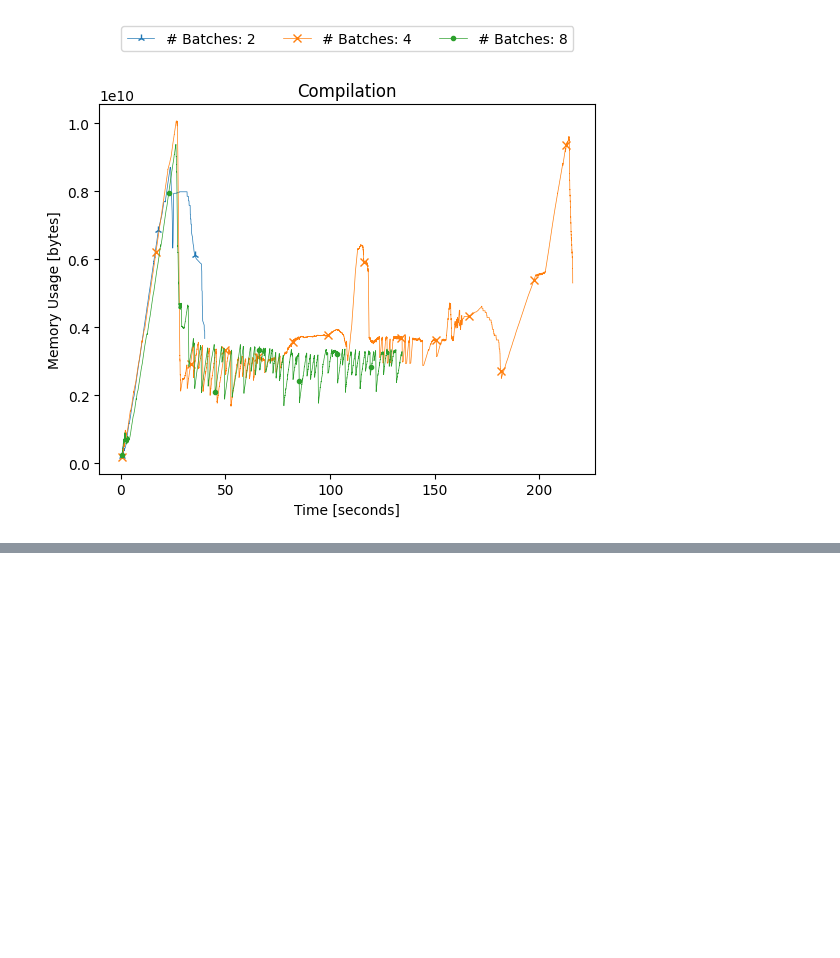
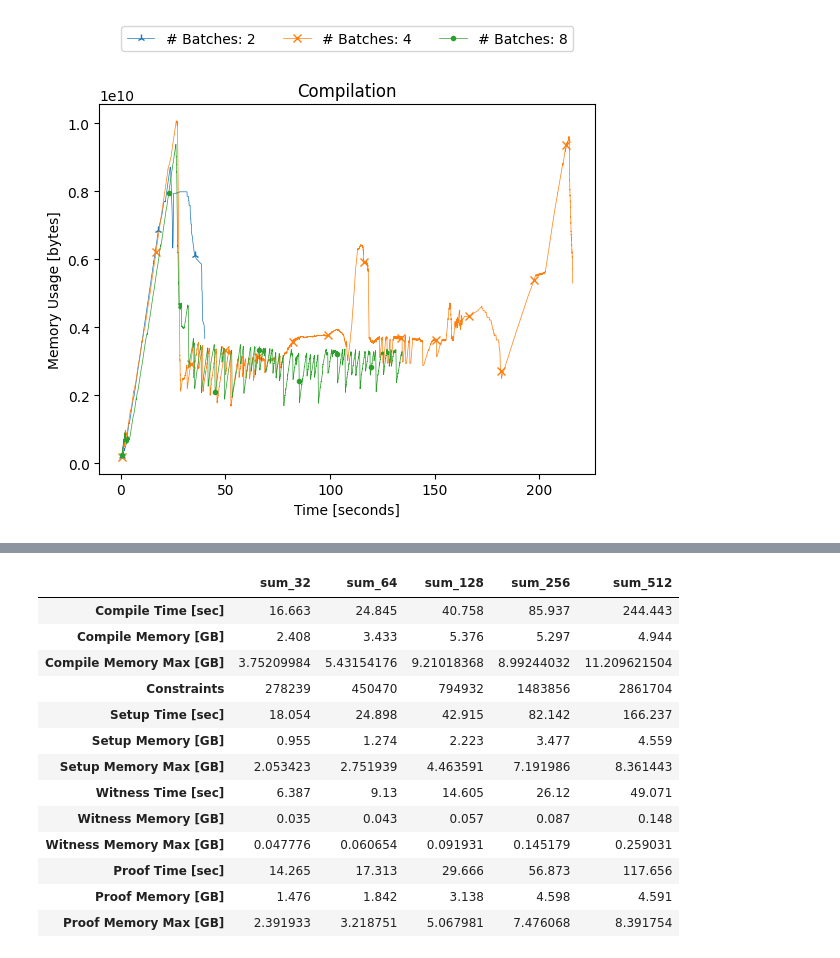
Before and after one commit to amrap030/c2d-marketplace, a Jupyter notebook: benchmarks/benchmarks.ipynb, the cells around one changed output, grey strips where cells are left out. Cells and saved outputs as stored; diff of their text form; code cells hidden in the pictures; blank space fills up the shorter version.

```diff
--- a/benchmarks/benchmarks.ipynb
+++ b/benchmarks/benchmarks.ipynb
@@ -904,0 +969,95 @@ Proof Memory [GB]        2.053         3.686
+# %%
+import os
+import pandas as pd
+import numpy as np
+import re
+
+path = "sum/iterative/{}/measurements/compilation.json"
+batch_sizes = [32, 64, 128, 256, 512]
+batch_numbers = [1, 2, 4, 8, 16]
+
+rows = []
+for index, batch_size in enumerate(batch_sizes):
+    row = []
+    with open(path.format(batch_numbers[index])) as f:
+        data = json.load(f)
+        execution_time = data[0]["process"]["execution_time"]
+        memory_avg = round(np.average(data[0]["time_series"]["memory_bytes"])*10**(-9),3)
+        memory_max = data[0]["memory"]["max"]/1000000000
+        constraints = re.findall(r'\d+', data[0]["process"]["stdout_data"])[0]
+        row.append(execution_time)
+        row.append(memory_avg)
+        row.append(memory_max)
+        row.append(constraints)
+    rows.append(row)
+
+dfObj1 = pd.DataFrame(np.transpose(rows), columns = ['sum_32' , 'sum_64', 'sum_128' , 'sum_256', 'sum_512'], index=['Compile Time [sec]', 'Compile Memory [GB]', 'Compile Memory Max [GB]', 'Constraints'])
+
+path = "sum/iterative/{}/measurements/setup.json"
+
+rows = []
+for index, batch_size in enumerate(batch_sizes):
+    row = []
+    with open(path.format(batch_numbers[index])) as f:
+        data = json.load(f)
+        execution_time = data[0]["process"]["execution_time"]
+        memory_avg = round(np.average(data[0]["time_series"]["memory_bytes"])*10**(-9),3)
+        memory_max = data[0]["memory"]["max"]/1000000000
+        row.append(execution_time)
+        row.append(memory_avg)
+        row.append(memory_max)
+    rows.append(row)
+
+dfObj2 = pd.DataFrame(np.transpose(rows), columns = ['sum_32' , 'sum_64', 'sum_128' , 'sum_256', 'sum_512'], index=['Setup Time [sec]', 'Setup Memory [GB]', 'Setup Memory Max [GB]'])
+
+path = "sum/iterative/{}/measurements/witness.json"
+
+rows = []
+for index, batch_size in enumerate(batch_sizes):
+    row = []
+    with open(path.format(batch_numbers[index])) as f:
+        data = json.load(f)
+        execution_time = data[0]["process"]["execution_time"]
+        memory_avg = round(np.average(data[0]["time_series"]["memory_bytes"])*10**(-9),3)
+        memory_max = data[0]["memory"]["max"]/1000000000
+        row.append(execution_time)
+        row.append(memory_avg)
+        row.append(memory_max)
+    rows.append(row)
+
+dfObj3 = pd.DataFrame(np.transpose(rows), columns = ['sum_32' , 'sum_64', 'sum_128' , 'sum_256', 'sum_512'], index=['Witness Time [sec]', 'Witness Memory [GB]', 'Witness Memory Max [GB]'])
+
+path = "sum/iterative/{}/measurements/proof.json"
+
+rows = []
+for index, batch_size in enumerate(batch_sizes):
+    row = []
+    with open(path.format(batch_numbers[index])) as f:
+        data = json.load(f)
+        execution_time = data[0]["process"]["execution_time"]
+        memory_avg = round(np.average(data[0]["time_series"]["memory_bytes"])*10**(-9),3)
+        memory_max = data[0]["memory"]["max"]/1000000000
+        row.append(execution_time)
+        row.append(memory_avg)
+        row.append(memory_max)
+    rows.append(row)
+
+dfObj4 = pd.DataFrame(np.transpose(rows), columns = ['sum_32' , 'sum_64', 'sum_128' , 'sum_256', 'sum_512'], index=['Proof Time [sec]', 'Proof Memory [GB]', 'Proof Memory Max [GB]'])
+frames = [dfObj1,dfObj2,dfObj3,dfObj4]
+result = pd.concat(frames)
+display(result)
+# %% [output]
+|  | sum_32 | sum_64 | sum_128 | sum_256 | sum_512 |
+| Compile Time [sec] | 16.663 | 24.845 | 40.758 | 85.937 | 244.443 |
+| Compile Memory [GB] | 2.408 | 3.433 | 5.376 | 5.297 | 4.944 |
+| Compile Memory Max [GB] | 3.75209984 | 5.43154176 | 9.21018368 | 8.99244032 | 11.209621504 |
+| Constraints | 278239 | 450470 | 794932 | 1483856 | 2861704 |
+| Setup Time [sec] | 18.054 | 24.898 | 42.915 | 82.142 | 166.237 |
+| Setup Memory [GB] | 0.955 | 1.274 | 2.223 | 3.477 | 4.559 |
+| Setup Memory Max [GB] | 2.053423 | 2.751939 | 4.463591 | 7.191986 | 8.361443 |
+| Witness Time [sec] | 6.387 | 9.13 | 14.605 | 26.12 | 49.071 |
+| Witness Memory [GB] | 0.035 | 0.043 | 0.057 | 0.087 | 0.148 |
+| Witness Memory Max [GB] | 0.047776 | 0.060654 | 0.091931 | 0.145179 | 0.259031 |
+| Proof Time [sec] | 14.265 | 17.313 | 29.666 | 56.873 | 117.656 |
+| Proof Memory [GB] | 1.476 | 1.842 | 3.138 | 4.598 | 4.591 |
+| Proof Memory Max [GB] | 2.391933 | 3.218751 | 5.067981 | 7.476068 | 8.391754 |
```
Also changed, not shown: parts of 27 cells of this notebook.
